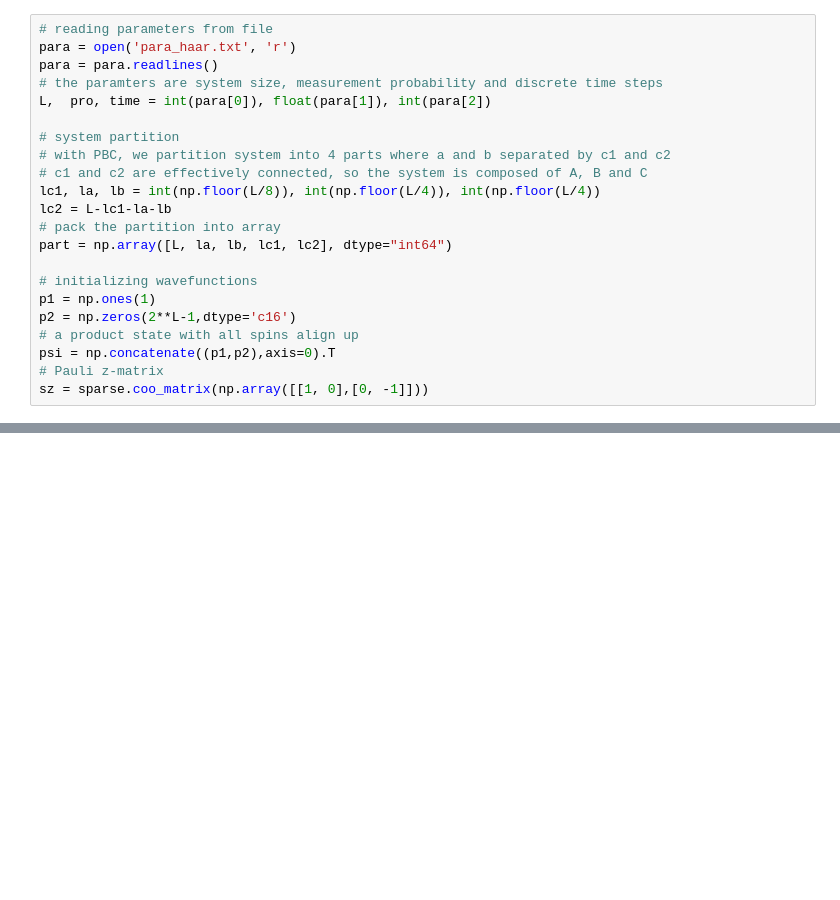
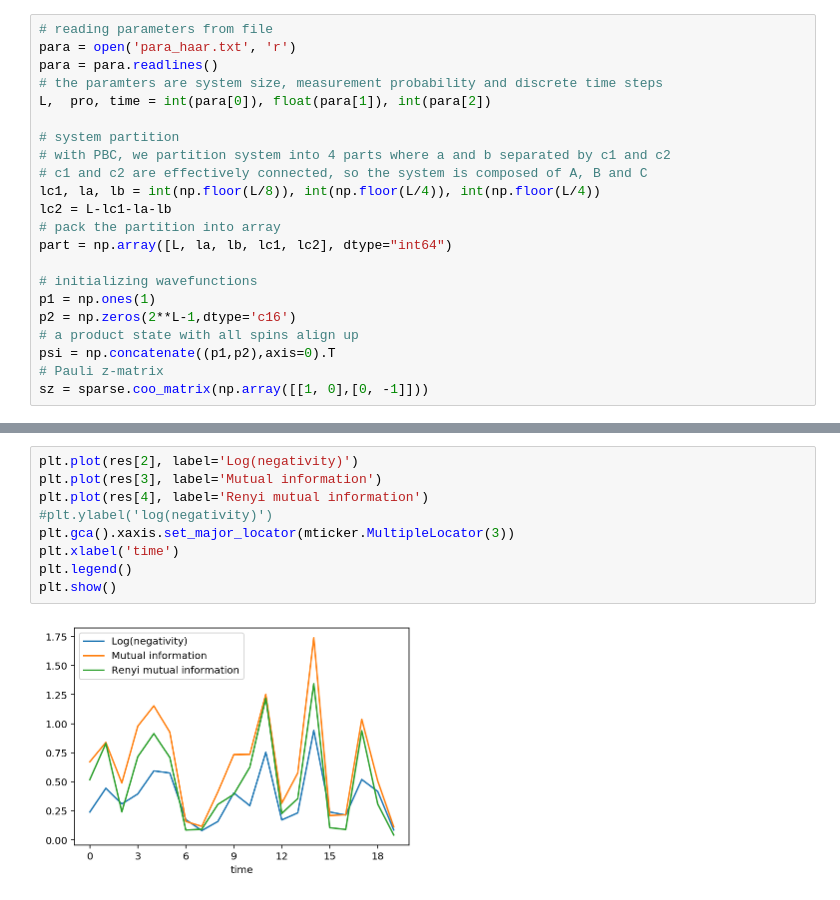
Before and after one commit to empyriumz/Entanglement-Dynamics, a Jupyter notebook: time_evolution.ipynb, the cells around one changed output, grey strips where cells are left out. Saved outputs shown, nothing was run; the diff lists cells and outputs as text; blank space fills up the shorter version.

```diff
--- a/time_evolution.ipynb
+++ b/time_evolution.ipynb
@@ -109,0 +95,11 @@ res = evo(time, psi, pro, L, 2, part)
+# %%
+plt.plot(res[2], label='Log(negativity)')
+plt.plot(res[3], label='Mutual information')
+plt.plot(res[4], label='Renyi mutual information')
+#plt.ylabel('log(negativity)')
+plt.gca().xaxis.set_major_locator(mticker.MultipleLocator(3))
+plt.xlabel('time')
+plt.legend()
+plt.show()
+# %% [output]
+[figure, added]
```
Also changed, not shown: parts of 5 cells of this notebook.
